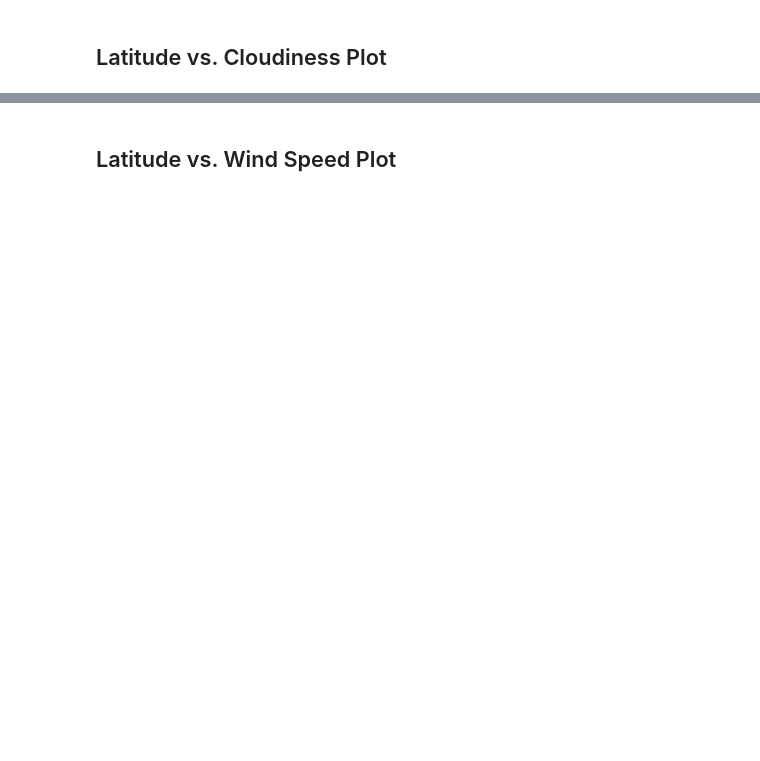
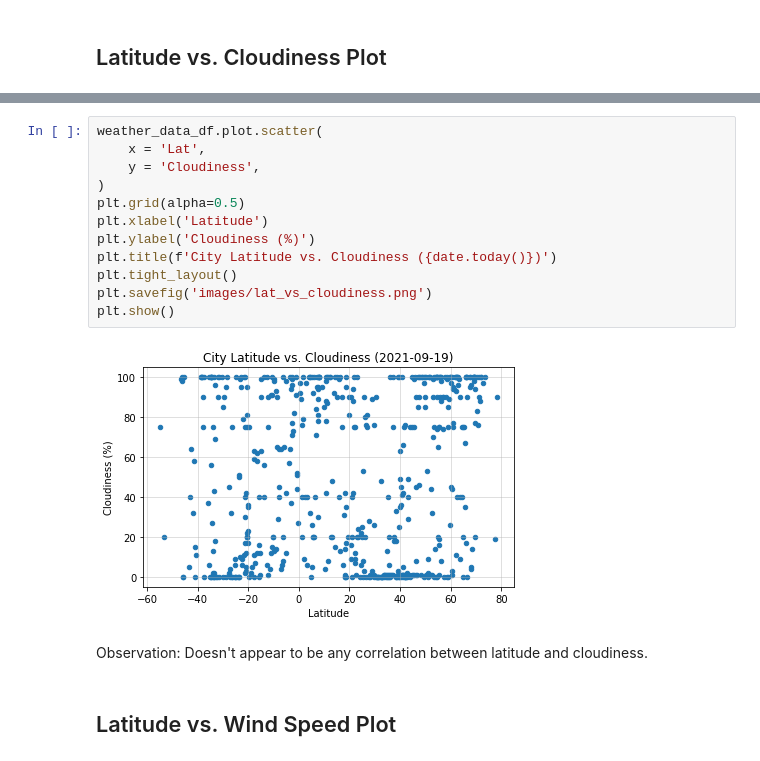
Before and after one commit to dkletter/python-api-challenge, a Jupyter notebook: weather_py.ipynb, the cells around one changed output, grey strips where cells are left out. Cells and saved outputs as stored; diff of their text form; blank space fills up the shorter version.

```diff
--- a/weather_py.ipynb
+++ b/weather_py.ipynb
@@ -146,2 +220,18 @@ Int64Index([], dtype='int64')
+# %%
+weather_data_df.plot.scatter(
+    x = 'Lat',
+    y = 'Cloudiness',
+)
+plt.grid(alpha=0.5)
+plt.xlabel('Latitude')
+plt.ylabel('Cloudiness (%)')
+plt.title(f'City Latitude vs. Cloudiness ({date.today()})')
+plt.tight_layout()
+plt.savefig('images/lat_vs_cloudiness.png')
+plt.show()
+# %% [output]
+[figure, added]
+# %% [markdown]
+Observation: Doesn't appear to be any correlation between latitude and cloudiness.
 # %% [markdown]
 ## Latitude vs. Wind Speed Plot
```
Also changed, not shown: parts of 49 cells of this notebook, 13 other files.
